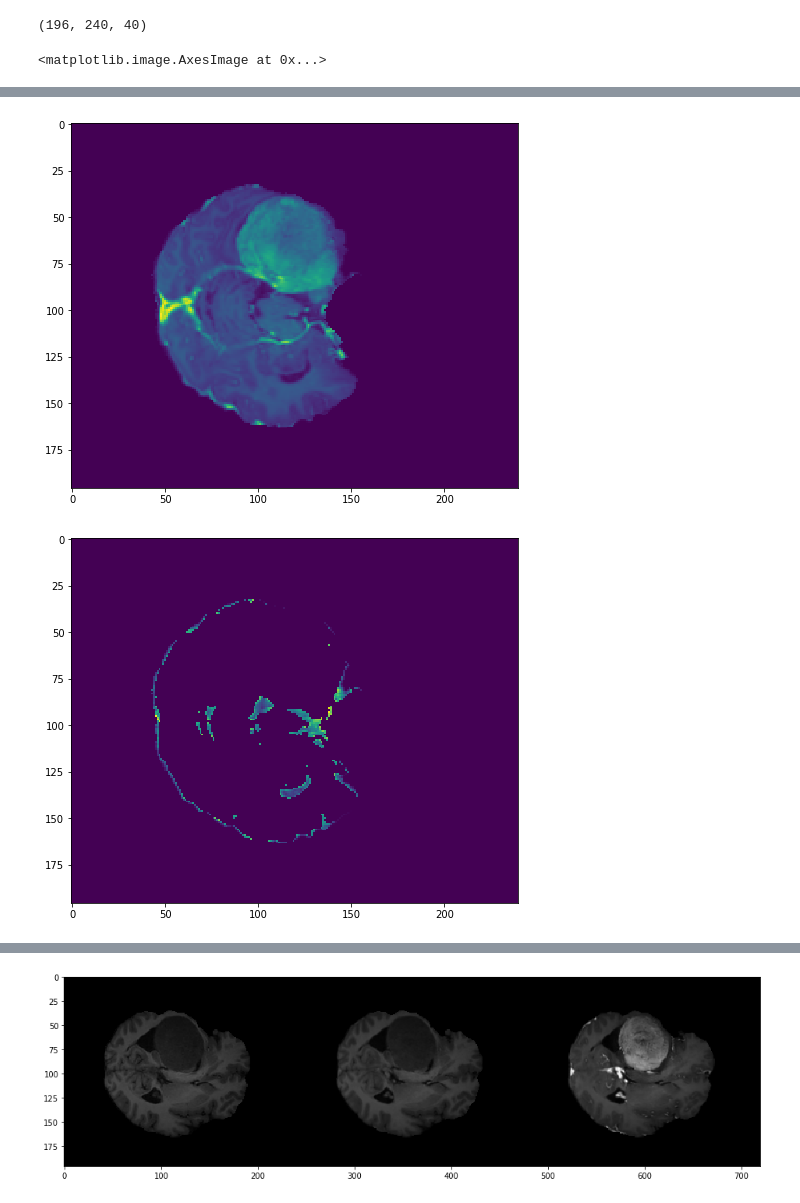
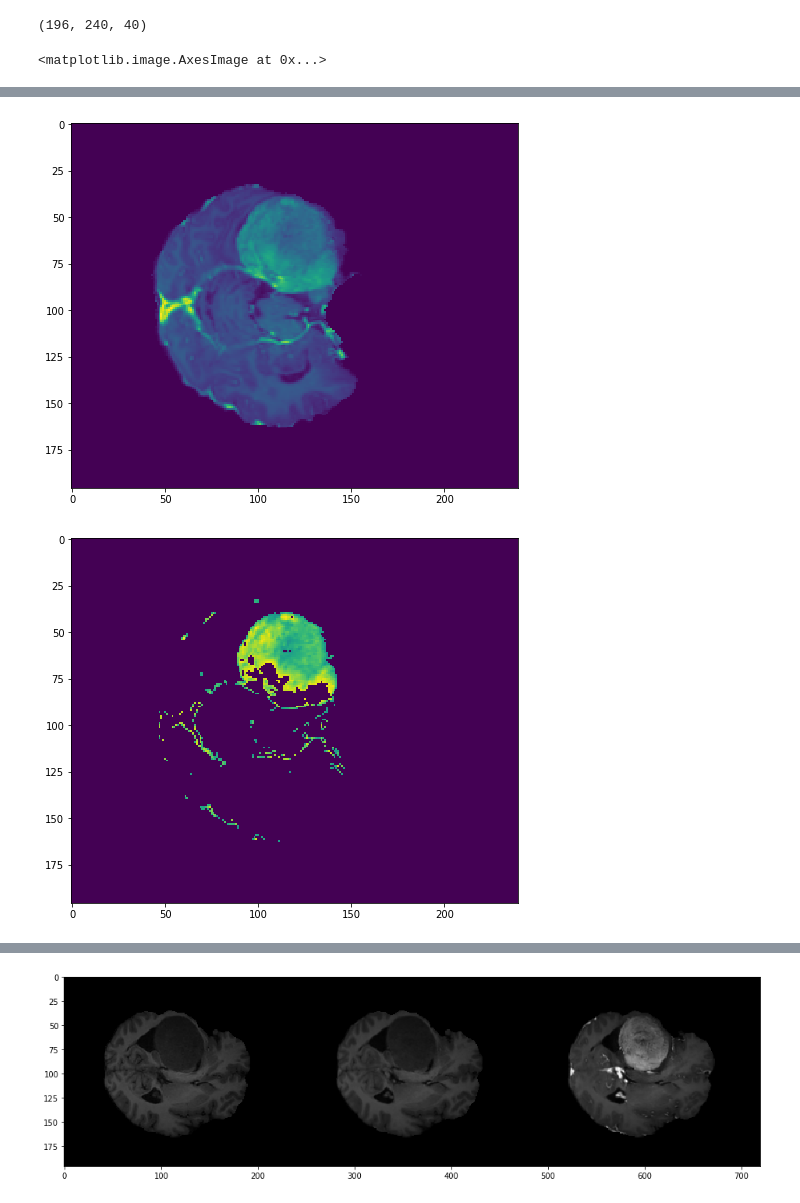
Before and after one commit to subtlemedicalinc/SubtleBoost, a Jupyter notebook: notebooks/fsl_preprocess-Tiantan_NO57.ipynb, the cells around one changed output, grey strips where cells are left out. Saved outputs shown, nothing was run; the diff lists cells and outputs as text; code cells hidden in the pictures.

```diff
--- a/notebooks/fsl_preprocess-Tiantan_NO57.ipynb
+++ b/notebooks/fsl_preprocess-Tiantan_NO57.ipynb
@@ -378,21 +378,21 @@ print(Y.shape)
 # %%
 _idx = 0
 plt.figure(figsize=(8,8))
 plt.imshow(Y[...,_idx])
 plt.figure(figsize=(8,8))
 plt.imshow(x2[...,idx_kmeans[_idx]].squeeze())
 plt.figure(figsize=(8,8))
-plt.imshow(x2[...,idx_kmeans[_idx]].squeeze() * (Y[...,_idx]==5))
+plt.imshow(x2[...,idx_kmeans[_idx]].squeeze() * (Y[...,_idx]==2))
 
 # it seems like it's simpler to threshold the difference image to get an enhancement mask
 tmp = x2-x0
 plt.figure(figsize=(8,8))
 plt.imshow((tmp*(tmp > .05*np.max(abs(tmp))))[...,idx_kmeans[_idx]].squeeze())
 # %% [output]
 <matplotlib.image.AxesImage at 0x...>
 [figure]
 [figure]
-[figure, old version]
+[figure, new version]
 [figure]
 # %%
 import SimpleITK as sitk
```
Also changed, not shown: parts of 2 cells of this notebook, 1 other file.
